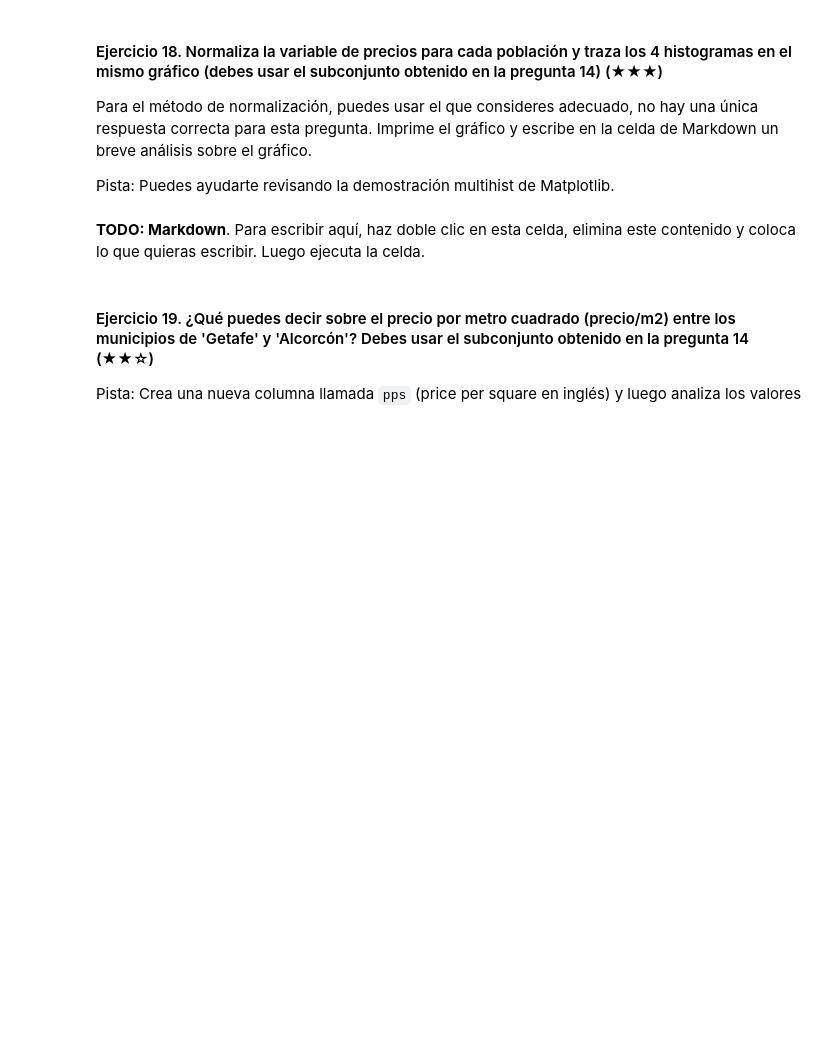
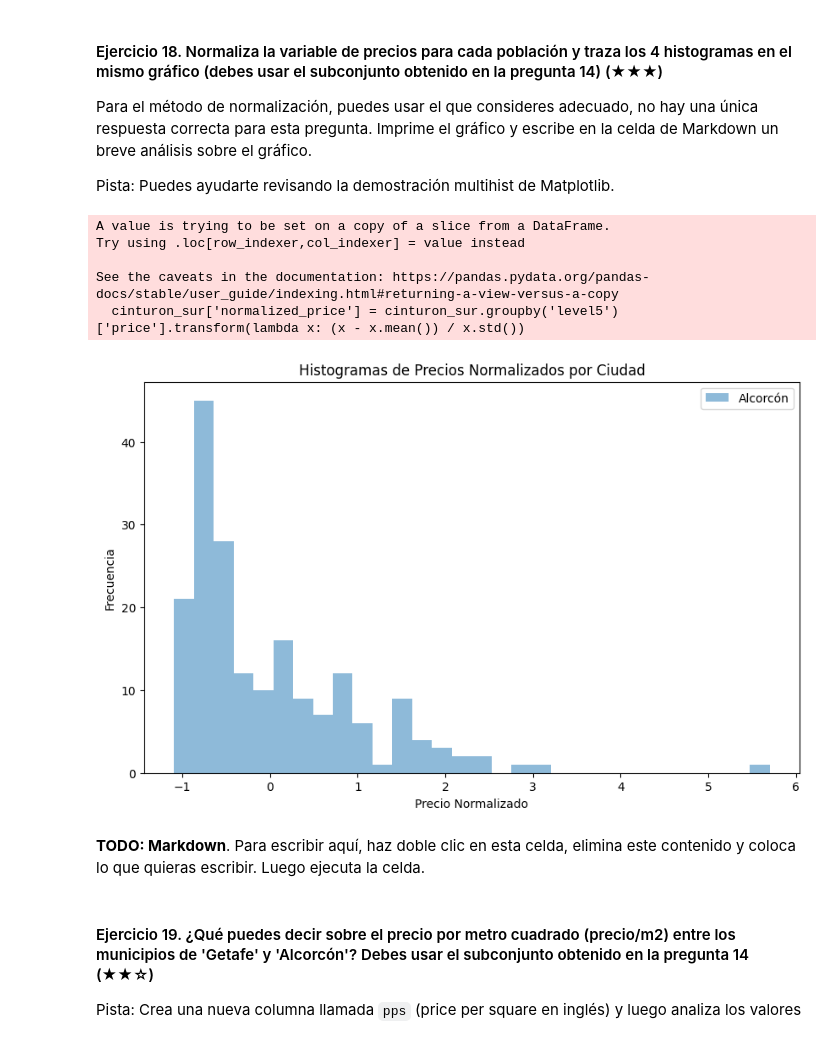
Before and after one commit to 4GeeksAcademy/realestate-datacleanup-exercise, a Jupyter notebook: project.es.ipynb, the cells around one changed output. Saved outputs shown, nothing was run; the diff lists cells and outputs as text; code cells hidden in the pictures; blank space fills up the shorter version.

```diff
--- a/project.es.ipynb
+++ b/project.es.ipynb
@@ -418,4 +455,7 @@ Imprima un gráfico de barras de la mediana de precios y escriba en la celda Mar
 #### Ejercicio 16. Calcula la media y la varianza de muestra para las siguientes variables: precio, habitaciones, superficie y baños (debes usar el subconjunto obtenido del Ejercicio 14) (★★★)
 
 Imprime ambos valores por cada variable.
+# %%
+ciudades=['Getafe', 'Leganés','Fuenlabrada','Alcorcón']
+cinturon_sur = ds[ds['level5'].isin(ciudades)]
 # %%
@@ -433,7 +504,23 @@ Para el método de normalización, puedes usar el que consideres adecuado, no ha
 
 Pista: Puedes ayudarte revisando la demostración multihist de Matplotlib.
 # %%
-# TODO
+cinturon_sur['normalized_price'] = cinturon_sur.groupby('level5')['price'].transform(lambda x: (x - x.mean()) / x.std())
+plt.figure(figsize=(10, 6))
+for ciudad in ciudades: subset = cinturon_sur[cinturon_sur['level5'] == ciudad]
+plt.hist(subset['normalized_price'], bins=30, alpha=0.5, label=ciudad)
+plt.xlabel('Precio Normalizado')
+plt.ylabel('Frecuencia')
+plt.title('Histogramas de Precios Normalizados por Ciudad')
+plt.legend()
+
+plt.show()
+# %% [output]
+A value is trying to be set on a copy of a slice from a DataFrame.
+Try using .loc[row_indexer,col_indexer] = value instead
+
+See the caveats in the documentation: https://pandas.pydata.org/pandas-docs/stable/user_guide/indexing.html#returning-a-view-versus-a-copy
+  cinturon_sur['normalized_price'] = cinturon_sur.groupby('level5')['price'].transform(lambda x: (x - x.mean()) / x.std())
+[figure, added]
 # %% [markdown]
 **TODO: Markdown**. Para escribir aquí, haz doble clic en esta celda, elimina este contenido y coloca lo que quieras escribir. Luego ejecuta la celda.
 # %% [markdown]
```
Also changed, not shown: parts of 26 cells of this notebook.
